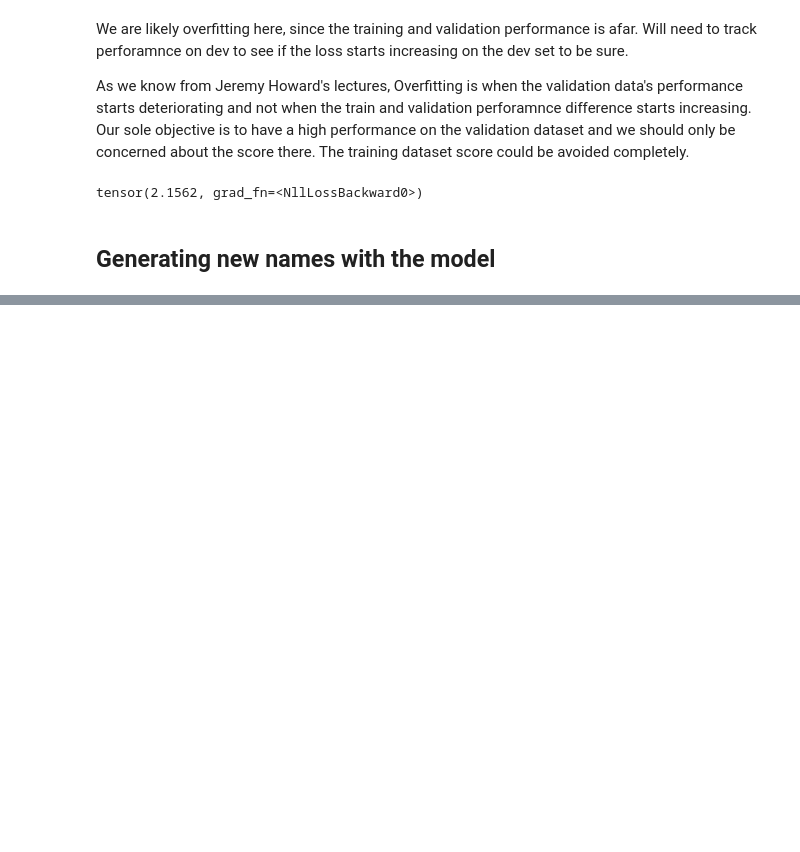
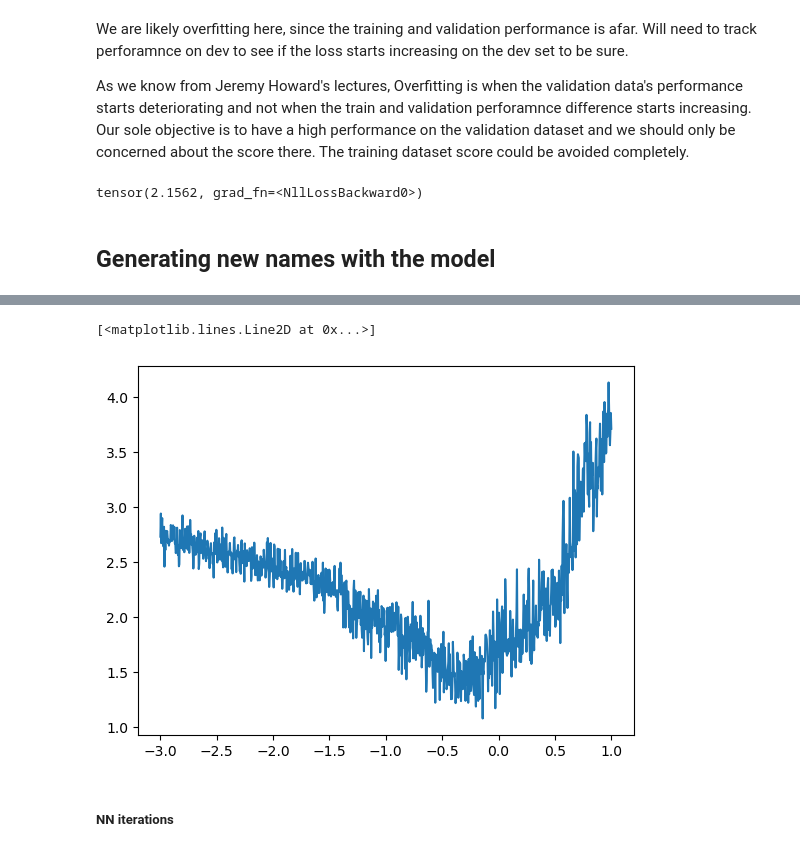
Before and after one commit to oshanmodi/replicate, a Jupyter notebook: notebooks/BuildingMakeMore_L2_notebook.ipynb, the cells around one changed output, grey strips where cells are left out. Drawn from its saved outputs; the diff is of its cells as text; code cells hidden in the pictures; blank space fills up the shorter version.

```diff
--- a/notebooks/BuildingMakeMore_L2_notebook.ipynb
+++ b/notebooks/BuildingMakeMore_L2_notebook.ipynb
@@ -428,0 +458,3 @@ jarridnie.
+# %%
+for p in parameters:
+    p.requires_grad=True
@@ -428,0 +463,32 @@ jarridnie.
+# %%
+niter = 1000
+lre = torch.linspace(-3,1,niter)
+lrs = 10**lre
+lri = []
+lossi = []
+
+for i in range(niter):
+
+    # minibatch construct
+    ix = torch.randint(0,Xtrn.shape[0], size = (minibatch_size, ), generator = g)
+
+    #forward pass
+    emb = C[Xtrn[ix]]
+    h = torch.tanh(emb.view(-1, block_size * num_emb) @ w1 + b1)
+    h2 = torch.tanh(h @ w2 + b2)
+    logits = h2 @ w3 + b3
+
+    loss = F.cross_entropy(logits, Ytrn[ix])
+
+    # backpropagation - backward pass
+
+    for p in parameters:
+        p.grad = None
+    loss.backward()
+    lr = lrs[i]
+    for p in parameters:
+        p.data += -lr * p.grad
+    lri.append(lre[i])
+    lossi.append(loss.data)
+
+print(f'{loss=}')
@@ -428,0 +497,7 @@ jarridnie.
+# %%
+plt.plot(lri, torch.log(torch.tensor(lossi)))
+# %% [output]
+[<matplotlib.lines.Line2D at 0x...>]
+[figure, added]
+# %% [markdown]
+##### NN iterations
```
Also changed, not shown: parts of 11 cells of this notebook.
